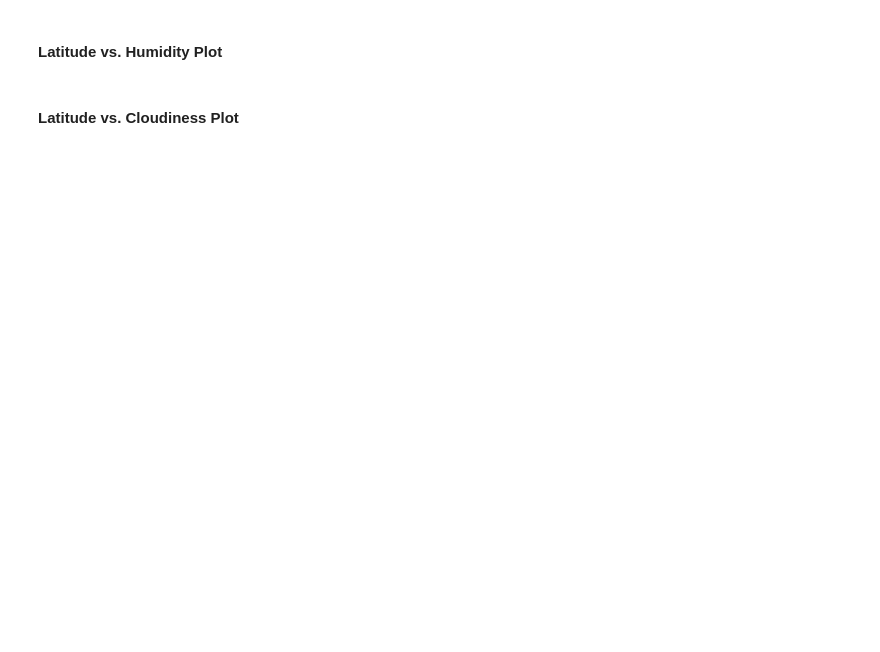
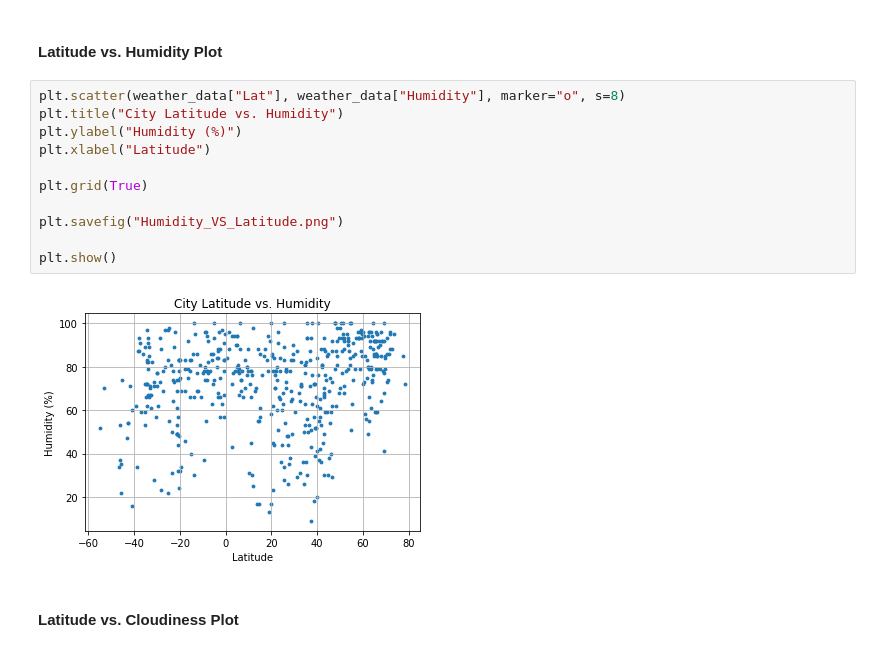
Before and after one commit to cruxclimb/python-api-challenge, a Jupyter notebook: starter_code/WeatherPy.ipynb, the cells around one changed output. Saved outputs shown, nothing was run; the diff lists cells and outputs as text; blank space fills up the shorter version.

```diff
--- a/starter_code/WeatherPy.ipynb
+++ b/starter_code/WeatherPy.ipynb
@@ -191,4 +204,17 @@ weather_data.head()
 # %% [markdown]
 #### Latitude vs. Humidity Plot
+# %%
+plt.scatter(weather_data["Lat"], weather_data["Humidity"], marker="o", s=8)
+plt.title("City Latitude vs. Humidity")
+plt.ylabel("Humidity (%)")
+plt.xlabel("Latitude")
+
+plt.grid(True)
+
+plt.savefig("Humidity_VS_Latitude.png")
+
+plt.show()
+# %% [output]
+[figure, added]
 # %% [markdown]
 #### Latitude vs. Cloudiness Plot
```
Also changed, not shown: parts of 3 cells of this notebook, 5 other files.
